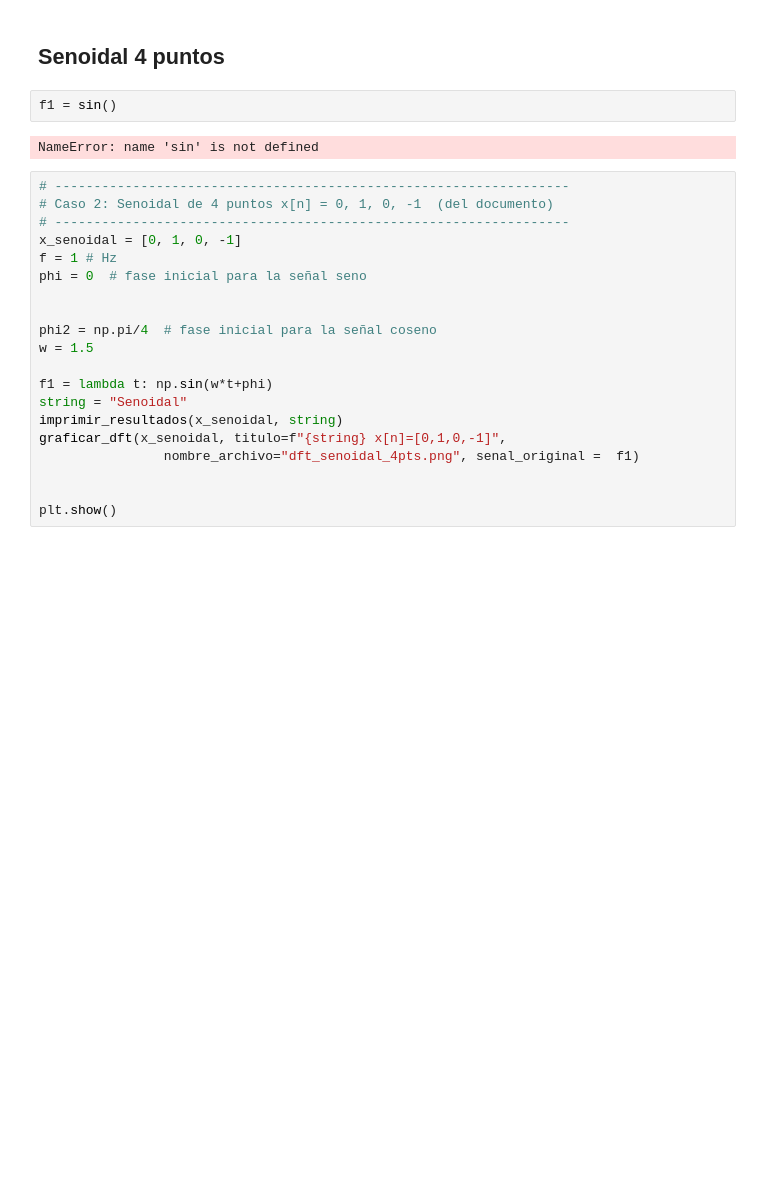
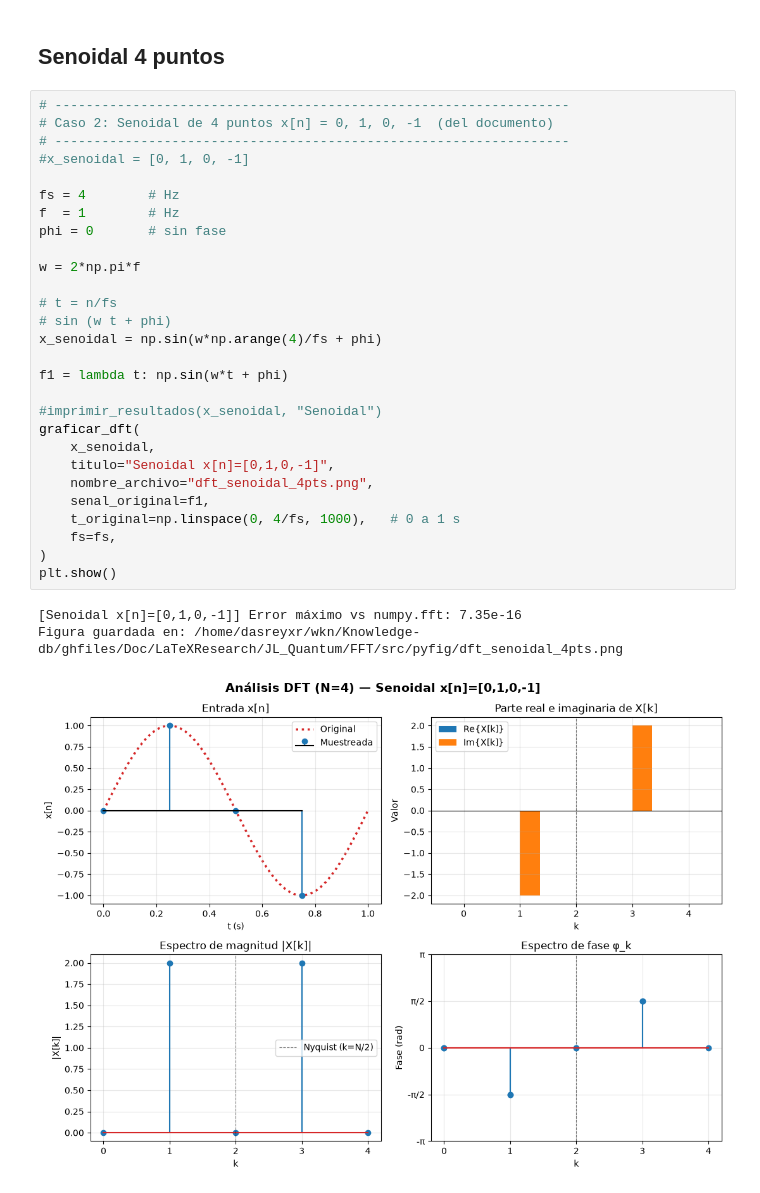
Before and after one commit to DasReyxr/LaTeXResearch, a Jupyter notebook: JL_Quantum/scripts/sine_waves.ipynb, the cells around one changed output. Cells and saved outputs as stored; diff of their text form; blank space fills up the shorter version.

```diff
--- a/JL_Quantum/scripts/sine_waves.ipynb
+++ b/JL_Quantum/scripts/sine_waves.ipynb
@@ -276,30 +297,38 @@ Figura guardada en: src/pyfig/dft_pulso_4pts.png
 [figure]
 # %% [markdown]
 ## Senoidal 4 puntos
-# %%
-f1 = sin()
-# %% [output]
-NameError: name 'sin' is not defined
 # %%
 # ------------------------------------------------------------------
 # Caso 2: Senoidal de 4 puntos x[n] = 0, 1, 0, -1  (del documento)
 # ------------------------------------------------------------------
-x_senoidal = [0, 1, 0, -1]
-f = 1 # Hz
-phi = 0  # fase inicial para la señal seno
+#x_senoidal = [0, 1, 0, -1]
 
+fs = 4        # Hz
+f  = 1        # Hz
+phi = 0       # sin fase
 
-phi2 = np.pi/4  # fase inicial para la señal coseno
-w = 1.5
+w = 2*np.pi*f
 
-f1 = lambda t: np.sin(w*t+phi)
-string = "Senoidal"
-imprimir_resultados(x_senoidal, string)
-graficar_dft(x_senoidal, titulo=f"{string} x[n]=[0,1,0,-1]",
-                nombre_archivo="dft_senoidal_4pts.png", senal_original =  f1)
+# t = n/fs
+# sin (w t + phi)
+x_senoidal = np.sin(w*np.arange(4)/fs + phi)
 
+f1 = lambda t: np.sin(w*t + phi)
 
+#imprimir_resultados(x_senoidal, "Senoidal")
+graficar_dft(
+    x_senoidal,
+    titulo="Senoidal x[n]=[0,1,0,-1]",
+    nombre_archivo="dft_senoidal_4pts.png",
+    senal_original=f1,
+    t_original=np.linspace(0, 4/fs, 1000),   # 0 a 1 s
+    fs=fs,
+)
 plt.show()
+# %% [output]
+[Senoidal x[n]=[0,1,0,-1]] Error máximo vs numpy.fft: 7.35e-16
+Figura guardada en: /home/dasreyxr/wkn/Knowledge-db/ghfiles/Doc/LaTeXResearch/JL_Quantum/FFT/src/pyfig/dft_senoidal_4pts.png
+[figure, added]
 # %%
 # ------------------------------------------------------------------
 # Caso 2: Senoidal de 4 puntos x[n] = 0, 1, 0, -1  (del documento)
```
Also changed, not shown: parts of 13 cells of this notebook, 7 other files.
